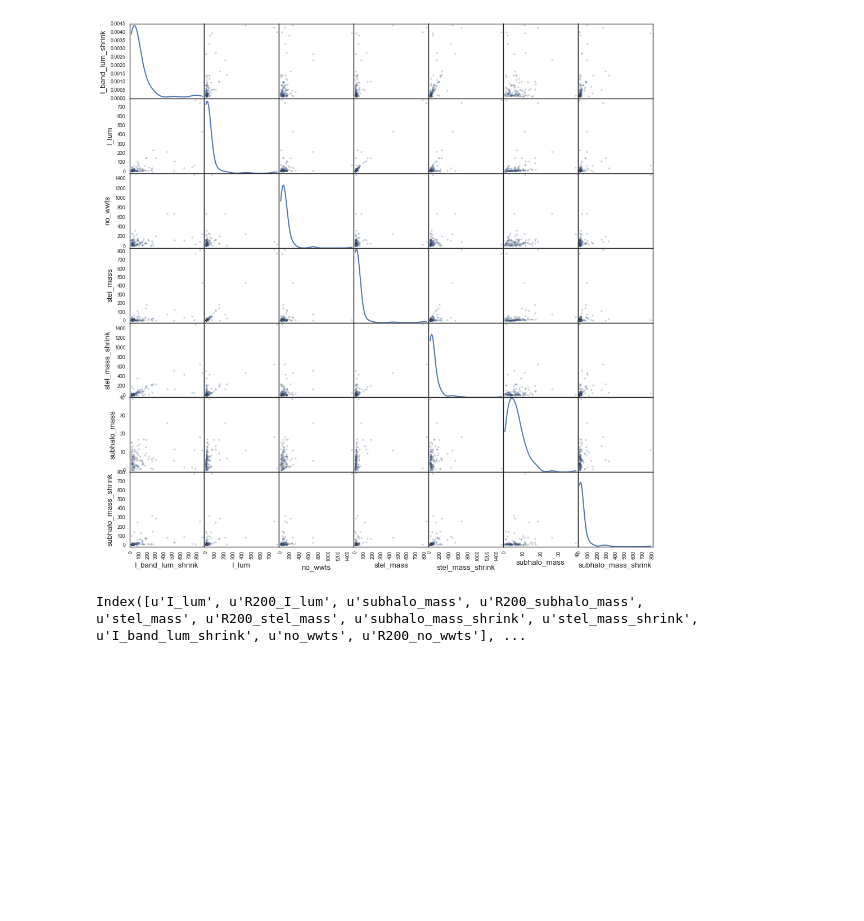
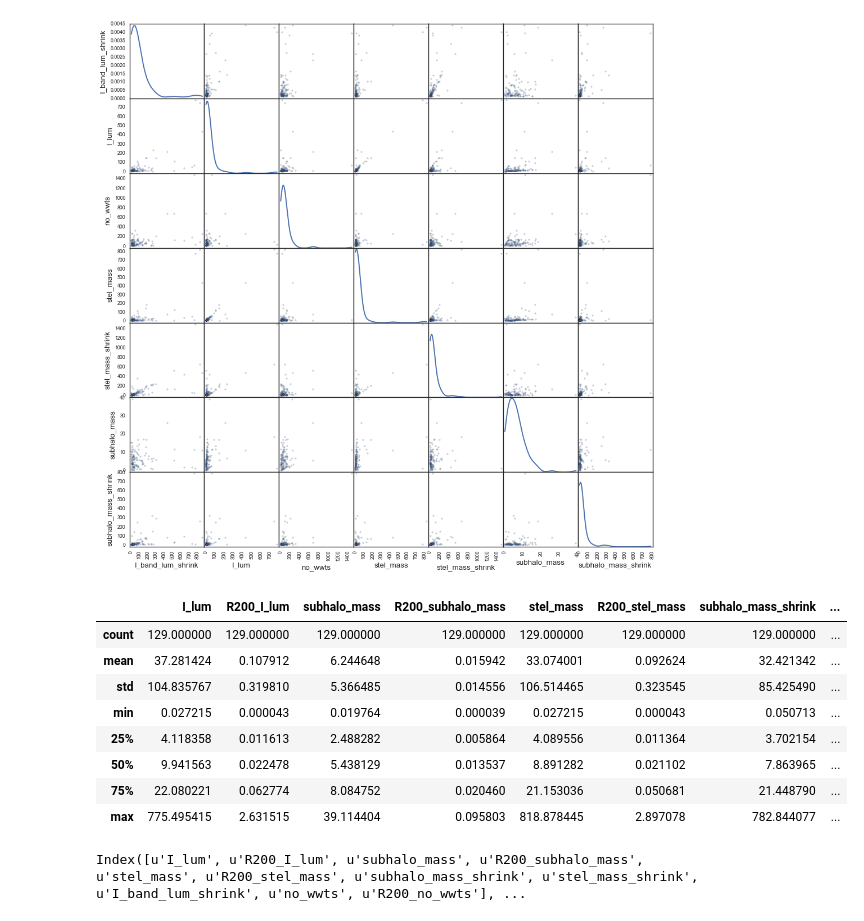
Before and after one commit to karenyyng/galaxy_DM_offset, a Jupyter notebook: code/analyses/compare_offsets_wwts.ipynb, the cells around one changed output. Cells and saved outputs as stored; diff of their text form; code cells hidden in the pictures; blank space fills up the shorter version.

```diff
--- a/code/analyses/compare_offsets_wwts.ipynb
+++ b/code/analyses/compare_offsets_wwts.ipynb
@@ -23,6 +23,18 @@ for axTemp in axArray:
             item.set_fontsize(8)
 # %% [output]
 [figure]
+# %%
+df.describe()
+# %% [output]
+|  | I_lum | R200_I_lum | subhalo_mass | R200_subhalo_mass | stel_mass | R200_stel_mass | subhalo_mass_shrink | ... |
+| count | 129.000000 | 129.000000 | 129.000000 | 129.000000 | 129.000000 | 129.000000 | 129.000000 | ... |
+| mean | 37.281424 | 0.107912 | 6.244648 | 0.015942 | 33.074001 | 0.092624 | 32.421342 | ... |
+| std | 104.835767 | 0.319810 | 5.366485 | 0.014556 | 106.514465 | 0.323545 | 85.425490 | ... |
+| min | 0.027215 | 0.000043 | 0.019764 | 0.000039 | 0.027215 | 0.000043 | 0.050713 | ... |
+| 25% | 4.118358 | 0.011613 | 2.488282 | 0.005864 | 4.089556 | 0.011364 | 3.702154 | ... |
+| 50% | 9.941563 | 0.022478 | 5.438129 | 0.013537 | 8.891282 | 0.021102 | 7.863965 | ... |
+| 75% | 22.080221 | 0.062774 | 8.084752 | 0.020460 | 21.153036 | 0.050681 | 21.448790 | ... |
+| max | 775.495415 | 2.631515 | 39.114404 | 0.095803 | 818.878445 | 2.897078 | 782.844077 | ... |
 # %%
 import seaborn as sns
 sns.set_style("white")
```
Also changed, not shown: 5 other files.
